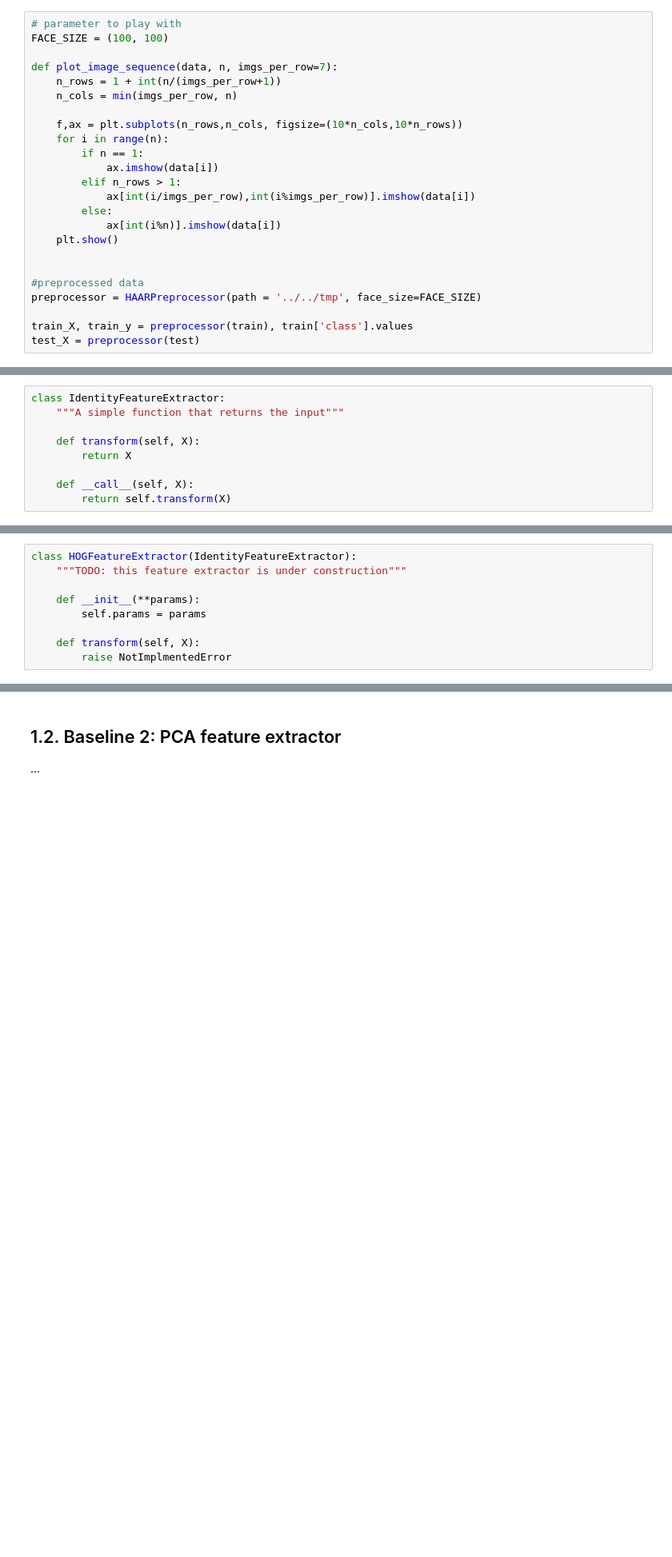
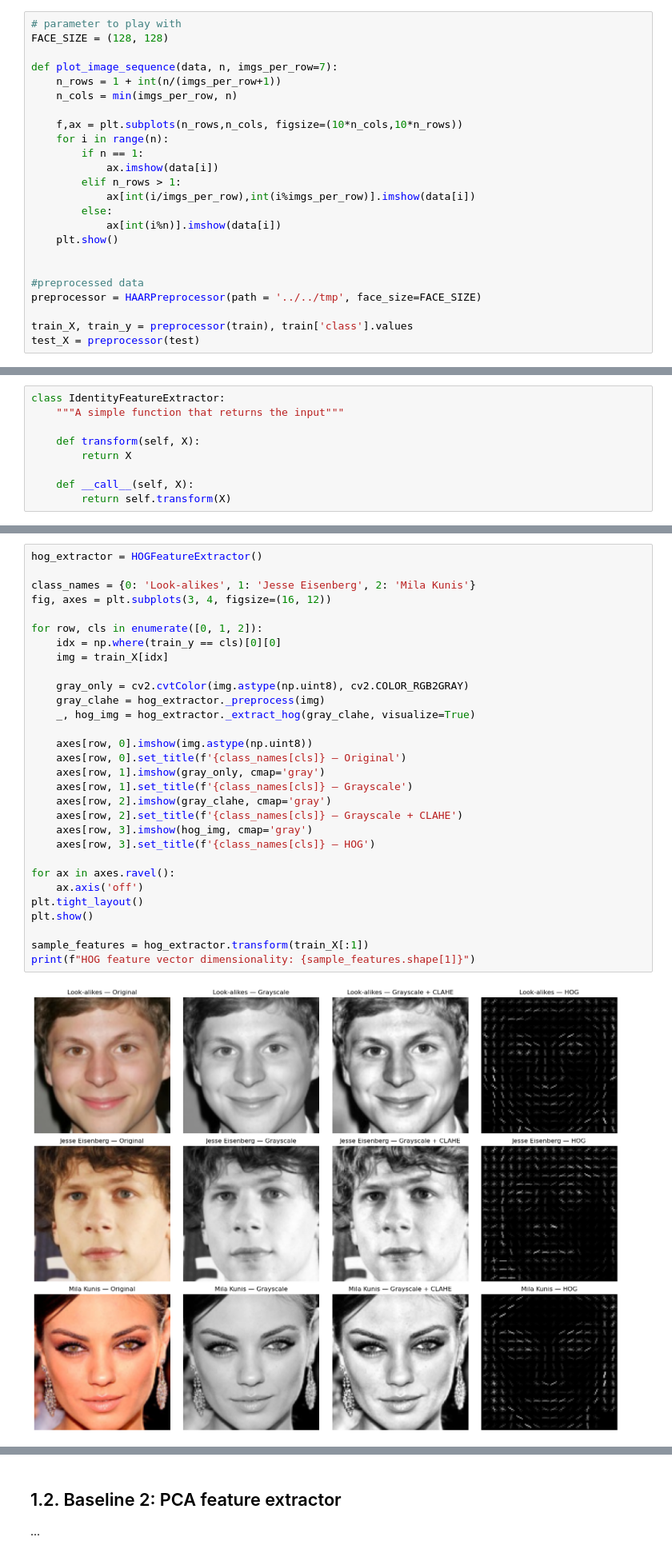
Before and after one commit to djonov/cv_g01, a Jupyter notebook: ga1_group_26.ipynb, the cells around one changed output, grey strips where cells are left out. Shown at 80% size. Saved outputs shown, nothing was run; the diff lists cells and outputs as text; blank space fills up the shorter version.

```diff
--- a/ga1_group_26.ipynb
+++ b/ga1_group_26.ipynb
@@ -169,7 +168,7 @@ class HAARPreprocessor():
 Let's plot a few examples.
 # %%
 # parameter to play with
-FACE_SIZE = (100, 100)
+FACE_SIZE = (128, 128)
 
 def plot_image_sequence(data, n, imgs_per_row=7):
     n_rows = 1 + int(n/(imgs_per_row+1))
@@ -251,9 +252,0 @@ class IdentityFeatureExtractor:
-# %%
-class HOGFeatureExtractor(IdentityFeatureExtractor):
-    """TODO: this feature extractor is under construction"""
-
-    def __init__(**params):
-        self.params = params
-
-    def transform(self, X):
-        raise NotImplmentedError
@@ -259,0 +336,32 @@ class HOGFeatureExtractor(IdentityFeatureExtractor):
+# %%
+hog_extractor = HOGFeatureExtractor()
+
+class_names = {0: 'Look-alikes', 1: 'Jesse Eisenberg', 2: 'Mila Kunis'}
+fig, axes = plt.subplots(3, 4, figsize=(16, 12))
+
+for row, cls in enumerate([0, 1, 2]):
+    idx = np.where(train_y == cls)[0][0]
+    img = train_X[idx]
+
+    gray_only = cv2.cvtColor(img.astype(np.uint8), cv2.COLOR_RGB2GRAY)
+    gray_clahe = hog_extractor._preprocess(img)
+    _, hog_img = hog_extractor._extract_hog(gray_clahe, visualize=True)
+
+    axes[row, 0].imshow(img.astype(np.uint8))
+    axes[row, 0].set_title(f'{class_names[cls]} — Original')
+    axes[row, 1].imshow(gray_only, cmap='gray')
+    axes[row, 1].set_title(f'{class_names[cls]} — Grayscale')
+    axes[row, 2].imshow(gray_clahe, cmap='gray')
+    axes[row, 2].set_title(f'{class_names[cls]} — Grayscale + CLAHE')
+    axes[row, 3].imshow(hog_img, cmap='gray')
+    axes[row, 3].set_title(f'{class_names[cls]} — HOG')
+
+for ax in axes.ravel():
+    ax.axis('off')
+plt.tight_layout()
+plt.show()
+
+sample_features = hog_extractor.transform(train_X[:1])
+print(f"HOG feature vector dimensionality: {sample_features.shape[1]}")
+# %% [output]
+[figure, added]
```
Also changed, not shown: parts of 22 cells of this notebook, 6 other files.
